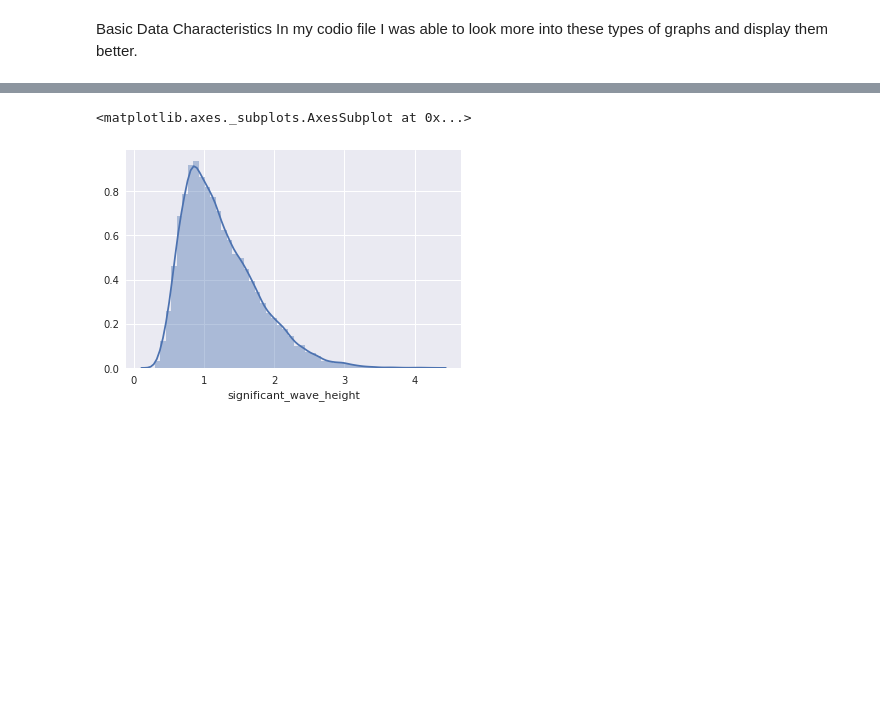
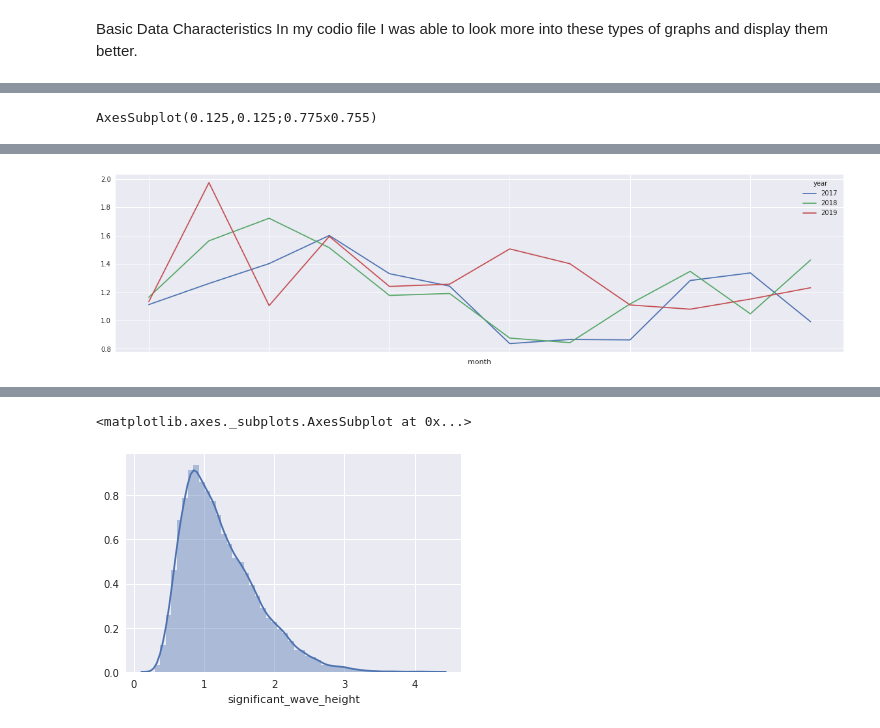
Before and after one commit to JonnySump/data-470-capstone, a Jupyter notebook: WavesCode.ipynb, the cells around one changed output, grey strips where cells are left out. Drawn from its saved outputs; the diff is of its cells as text; code cells hidden in the pictures; blank space fills up the shorter version.

```diff
--- a/WavesCode.ipynb
+++ b/WavesCode.ipynb
@@ -130,0 +144,6 @@ In my codio file I was able to look more into these types of graphs and display
+# %%
+#Shows the average wave height from 2017-2019 throughout all 12 months of the year.
+print(Waves1.pivot_table('significant_wave_height', index="month",columns = 'year').plot(figsize=(20,5)))
+Waves1[Waves1.significant_wave_height >0].pivot_table('significant_wave_height', index='year',columns = "month")
+# %% [output]
+AxesSubplot(0.125,0.125;0.775x0.755)
@@ -130,0 +155 @@ In my codio file I was able to look more into these types of graphs and display
+[figure, added]
```
Also changed, not shown: parts of 29 cells of this notebook, 1 other file.
